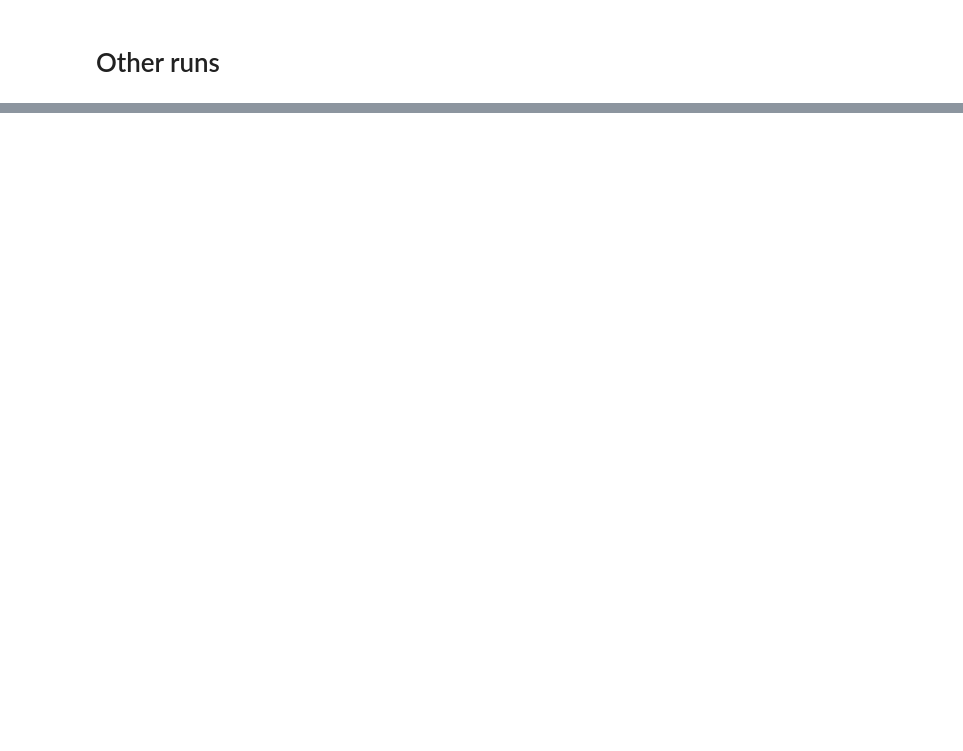
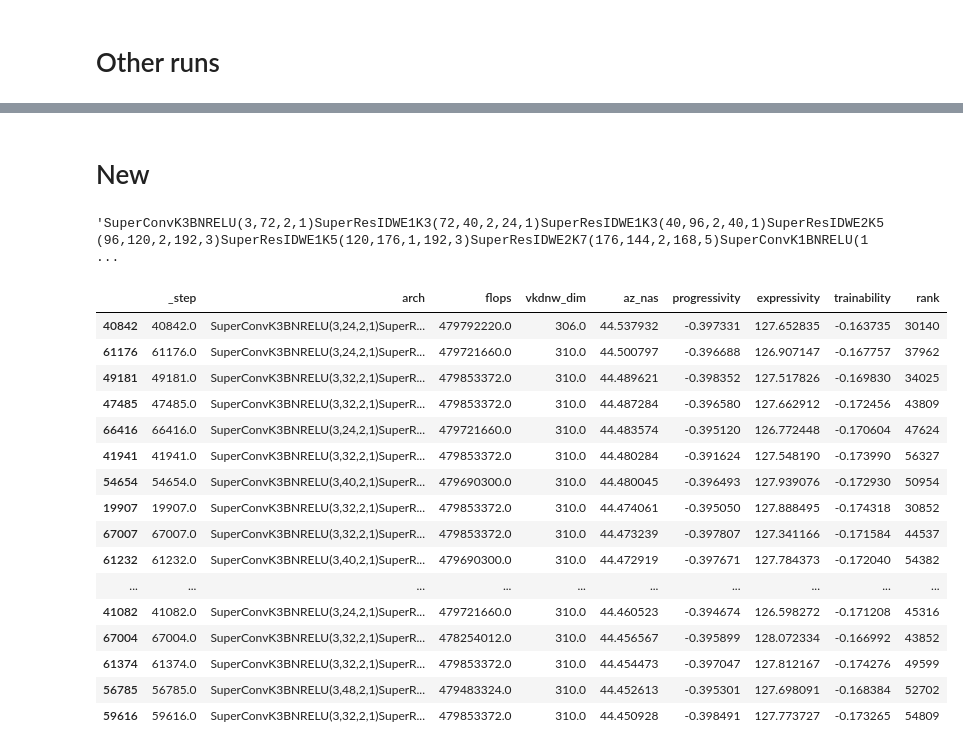
Before and after one commit to ondratybl/VKDNW, a Jupyter notebook: NB201/tss_choose_best.ipynb, the cells around one changed output, grey strips where cells are left out. Saved outputs shown, nothing was run; the diff lists cells and outputs as text; code cells hidden in the pictures; blank space fills up the shorter version.

Commit message:
vkdnw_entropy

```diff
--- a/NB201/tss_choose_best.ipynb
+++ b/NB201/tss_choose_best.ipynb
@@ -107,3 +107,43 @@ run[['_step', 'arch', 'flops', 'vkdnw_dim', 'num_layers', 'model_size', 'az_nas'
 # %% [output]
 |  | _step | arch | flops | vkdnw_dim | num_layers | model_size | az_nas | vkdnw | vkdnw_a | vkdnw_b | ... |
 | 89488 | 89488.0 | SuperConvK3BNRELU(3,80,2,1)SuperR... | 479470486.0 | 346.0 | 15.0 | 2046209.0 | 45.117084 | 23.018287 | 45.124225 | 45.970446 | ... |
+# %% [markdown]
+# New
+# %%
+# TOP_vkdnw_entropy_flops480M_layers14, random params
+api_wandb = wandb.Api()
+run = pd.DataFrame(api_wandb.run('nazderaze/VKDNW/7ov6q9qv').scan_history())
+
+for col in run.columns:
+    if col != 'arch':
+        run[col] = run[col].astype('float')
+
+run['rank'] = run[['vkdnw_dim', 'vkdnw_entropy']].apply(tuple, axis=1).rank(method='dense', ascending=True).astype(int)
+run['az_nas'] = run['expressivity'].rank().apply(np.log)+run['progressivity'].rank().apply(np.log)+run['trainability'].rank().apply(np.log)+run['flops'].rank().apply(np.log)
+# %%
+run[['_step', 'arch', 'flops', 'vkdnw_dim', 'az_nas', 'progressivity', 'expressivity', 'trainability', 'rank']].sort_values('rank', ascending=False).head(10)
+'SuperConvK3BNRELU(3,72,2,1)SuperResIDWE1K3(72,40,2,24,1)SuperResIDWE1K3(40,96,2,40,1)SuperResIDWE2K5(96,120,2,192,3)SuperResIDWE1K5(120,176,1,192,3)SuperResIDWE2K7(176,144,2,168,5)SuperConvK1BNRELU(144,2048,1,1)'
+# %% [output]
+'SuperConvK3BNRELU(3,72,2,1)SuperResIDWE1K3(72,40,2,24,1)SuperResIDWE1K3(40,96,2,40,1)SuperResIDWE2K5(96,120,2,192,3)SuperResIDWE1K5(120,176,1,192,3)SuperResIDWE2K7(176,144,2,168,5)SuperConvK1BNRELU(1 ...
+# %%
+# TOP_vkdnw_entropy_flops480M_layers14_2
+run[['_step', 'arch', 'flops', 'vkdnw_dim', 'az_nas', 'progressivity', 'expressivity', 'trainability', 'rank']].sort_values('az_nas', ascending=False).head(20)
+'SuperConvK3BNRELU(3,32,2,1)SuperResIDWE1K3(32,40,2,24,1)SuperResIDWE1K3(40,96,2,40,1)SuperResIDWE2K5(96,120,2,192,3)SuperResIDWE1K7(120,152,1,240,3)SuperResIDWE6K5(152,112,2,112,5)SuperConvK1BNRELU(112,2048,1,1)'
+# %% [output]
+|  | _step | arch | flops | vkdnw_dim | az_nas | progressivity | expressivity | trainability | rank |
+| 40842 | 40842.0 | SuperConvK3BNRELU(3,24,2,1)SuperR... | 479792220.0 | 306.0 | 44.537932 | -0.397331 | 127.652835 | -0.163735 | 30140 |
+| 61176 | 61176.0 | SuperConvK3BNRELU(3,24,2,1)SuperR... | 479721660.0 | 310.0 | 44.500797 | -0.396688 | 126.907147 | -0.167757 | 37962 |
+| 49181 | 49181.0 | SuperConvK3BNRELU(3,32,2,1)SuperR... | 479853372.0 | 310.0 | 44.489621 | -0.398352 | 127.517826 | -0.169830 | 34025 |
+| 47485 | 47485.0 | SuperConvK3BNRELU(3,32,2,1)SuperR... | 479853372.0 | 310.0 | 44.487284 | -0.396580 | 127.662912 | -0.172456 | 43809 |
+| 66416 | 66416.0 | SuperConvK3BNRELU(3,24,2,1)SuperR... | 479721660.0 | 310.0 | 44.483574 | -0.395120 | 126.772448 | -0.170604 | 47624 |
+| 41941 | 41941.0 | SuperConvK3BNRELU(3,32,2,1)SuperR... | 479853372.0 | 310.0 | 44.480284 | -0.391624 | 127.548190 | -0.173990 | 56327 |
+| 54654 | 54654.0 | SuperConvK3BNRELU(3,40,2,1)SuperR... | 479690300.0 | 310.0 | 44.480045 | -0.396493 | 127.939076 | -0.172930 | 50954 |
+| 19907 | 19907.0 | SuperConvK3BNRELU(3,32,2,1)SuperR... | 479853372.0 | 310.0 | 44.474061 | -0.395050 | 127.888495 | -0.174318 | 30852 |
+| 67007 | 67007.0 | SuperConvK3BNRELU(3,32,2,1)SuperR... | 479853372.0 | 310.0 | 44.473239 | -0.397807 | 127.341166 | -0.171584 | 44537 |
+| 61232 | 61232.0 | SuperConvK3BNRELU(3,40,2,1)SuperR... | 479690300.0 | 310.0 | 44.472919 | -0.397671 | 127.784373 | -0.172040 | 54382 |
+| ... | ... | ... | ... | ... | ... | ... | ... | ... | ... |
+| 41082 | 41082.0 | SuperConvK3BNRELU(3,24,2,1)SuperR... | 479721660.0 | 310.0 | 44.460523 | -0.394674 | 126.598272 | -0.171208 | 45316 |
+| 67004 | 67004.0 | SuperConvK3BNRELU(3,32,2,1)SuperR... | 478254012.0 | 310.0 | 44.456567 | -0.395899 | 128.072334 | -0.166992 | 43852 |
+| 61374 | 61374.0 | SuperConvK3BNRELU(3,32,2,1)SuperR... | 479853372.0 | 310.0 | 44.454473 | -0.397047 | 127.812167 | -0.174276 | 49599 |
+| 56785 | 56785.0 | SuperConvK3BNRELU(3,48,2,1)SuperR... | 479483324.0 | 310.0 | 44.452613 | -0.395301 | 127.698091 | -0.168384 | 52702 |
+| 59616 | 59616.0 | SuperConvK3BNRELU(3,32,2,1)SuperR... | 479853372.0 | 310.0 | 44.450928 | -0.398491 | 127.773727 | -0.173265 | 54809 |
```
Also changed, not shown: parts of 5 cells of this notebook, 2 other files.
